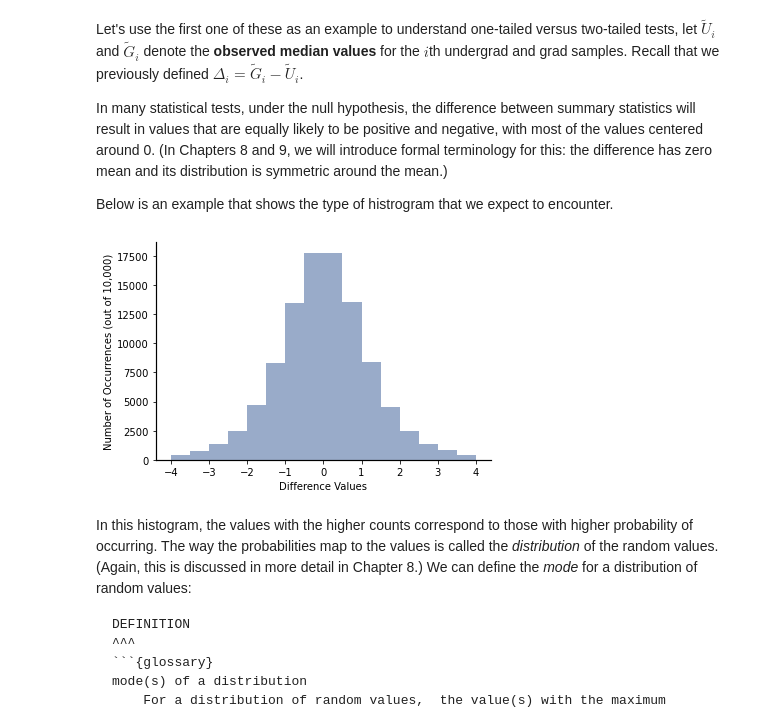
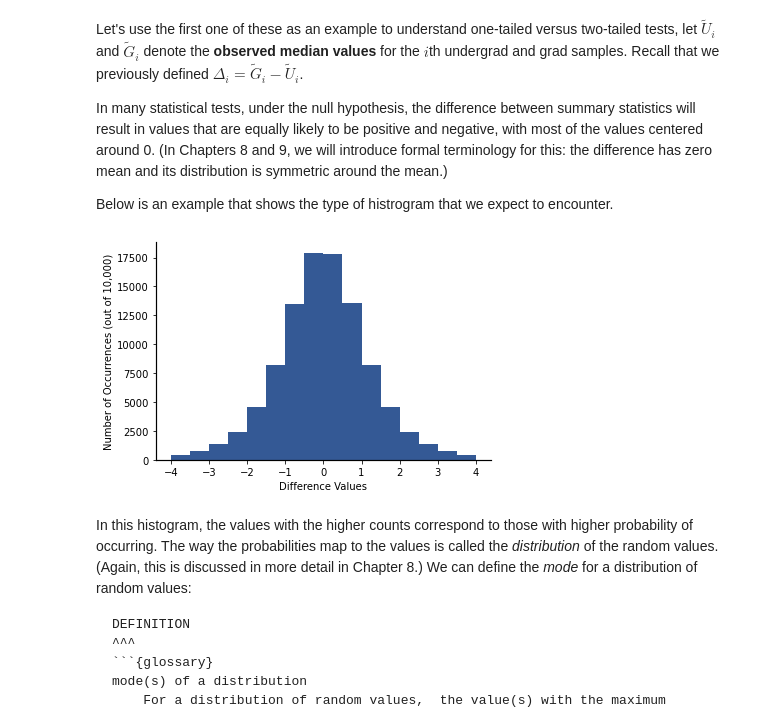
Before and after one commit to datalayer-courses/foundations-of-data-science-with-python, a Jupyter notebook: 05-binary-hypothesis-testing/calculating-p-values.ipynb, the cells around one changed output. Cells and saved outputs as stored; diff of their text form; code cells hidden in the pictures.

Commit message:
Fix $ for non-math in 2 places. Adjust color of histogram

```diff
--- a/05-binary-hypothesis-testing/calculating-p-values.ipynb
+++ b/05-binary-hypothesis-testing/calculating-p-values.ipynb
@@ -26,14 +26,15 @@ Below is an example that shows the type of histrogram that we expect to encounte
 # %%
 import scipy.stats as stats
 import matplotlib.pyplot as plt
 import numpy as np
 T=stats.t(4)
 tvals=T.rvs(100_000)
-plt.hist(tvals, bins =np.arange(-4,4.5,0.5), alpha=0.5 );
+plt.hist(tvals, bins =np.arange(-4,4.5,0.5), alpha=1
+        );
 plt.xlabel('Difference Values')
 plt.ylabel('Number of Occurrences (out of 10,000)');
 # %% [output]
-[figure, old version]
+[figure, new version]
 # %% [markdown]
 In this histogram, the values with the higher counts correspond to those with higher probability of occurring. The way the probabilities map to the values is called the *distribution* of the random values. (Again, this is discussed in more detail in Chapter 8.) We can define the *mode* for a distribution of random values:
 
```
Also changed, not shown: parts of 2 cells of this notebook.
